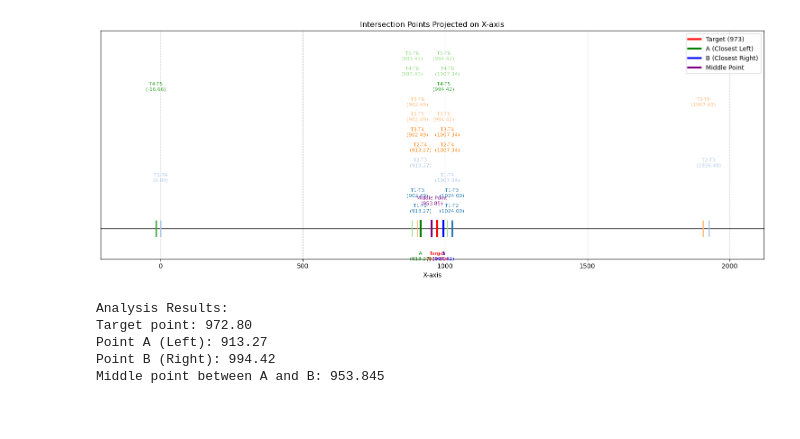
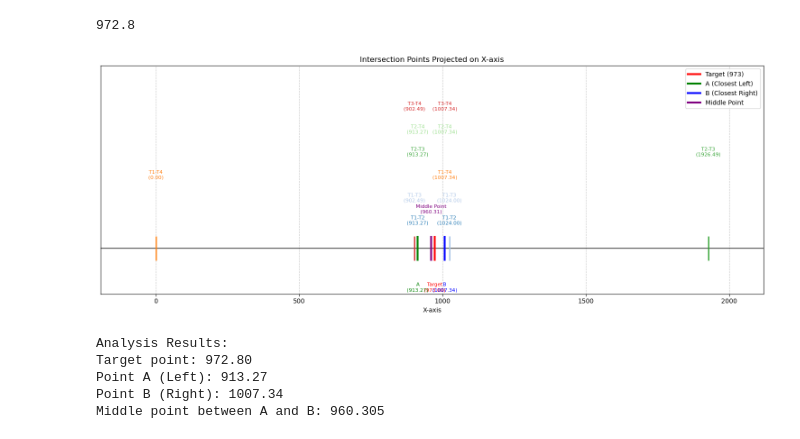
Before and after one commit to xiwang3236/Image_processing_tools, a Jupyter notebook: Stitch_3D.ipynb, the cells around one changed output. Drawn from its saved outputs; the diff is of its cells as text; code cells hidden in the pictures.

```diff
--- a/Stitch_3D.ipynb
+++ b/Stitch_3D.ipynb
@@ -6,27 +6,6 @@ vertices = [
     (913.27, 5.24, 0.00),    # tile2
     (902.49, 920.44, 1.66),  # tile3
     (-16.66, 917.27, 2.32),  # tile4
-    (-29.58, 1837.83, 3.75), # tile5
-    (883.43, 1845.85, 5.24)  # tile6
+    # (-29.58, 1837.83, 3.75), # tile5
+    # (883.43, 1845.85, 5.24)  # tile6
 ]
-# %%
-
-# Define the boxes with their coordinates
-boxes = [
-    ((0.00, 0.00, 0.00), (1024.00, 1024.00, 1024.00)),
-    ((913.27, 5.24, 0.00), (1937.27, 1029.24, 1024.00)),
-    ((902.49, 920.44, 1.66), (1926.49, 1944.44, 1025.66)),
-    ((-16.66, 917.27, 2.32), (1007.34, 1941.27, 1026.32)),
-    ((-29.58, 1837.83, 3.75), (994.42, 2861.83, 1027.75)),
-    ((883.43, 1845.85, 5.24), (1907.43, 2869.85, 1029.24))
-]
-
-
-vertices = [
-    (0.00, 0.00, 0.00),      # tile1
-    (913.27, 5.24, 0.00),    # tile2
-    (902.49, 920.44, 1.66),  # tile3
-    (-16.66, 917.27, 2.32),  # tile4
-    (-29.58, 1837.83, 3.75), # tile5
-    (883.43, 1845.85, 5.24)  # tile6
-]
@@ -492,3 +405,6 @@ def calculate_target_point(size, overlap_percent):
 size = 1024
 overlap_percent = 10
 target_point = calculate_target_point(size, overlap_percent)
+target_point
+# %% [output]
+972.8
@@ -495,24 +418,18 @@ target_point = calculate_target_point(size, overlap_percent)
 # %%
-# Get analysis results
-results = find_AB_points(vertices, target_point)
-point_A = results['point_A']
-point_B = results['point_B']
-middle_point = results['middle_point']
-
 # Create plot
 plt = plot_x_axis_projections(vertices, target_point)
 plt.show()
 
 # Print analysis results
 print("\nAnalysis Results:")
 print(f"Target point: {target_point:.2f}")
 print(f"Point A (Left): {point_A:.2f}")
 print(f"Point B (Right): {point_B:.2f}")
 print(f"Middle point between A and B: {middle_point:.3f}")
 # %% [output]
-[figure, old version]
+[figure, new version]
 Analysis Results:
 Target point: 972.80
 Point A (Left): 913.27
-Point B (Right): 994.42
-Middle point between A and B: 953.845
+Point B (Right): 1007.34
+Middle point between A and B: 960.305
```
Also changed, not shown: parts of 3 cells of this notebook, 2 other files.
